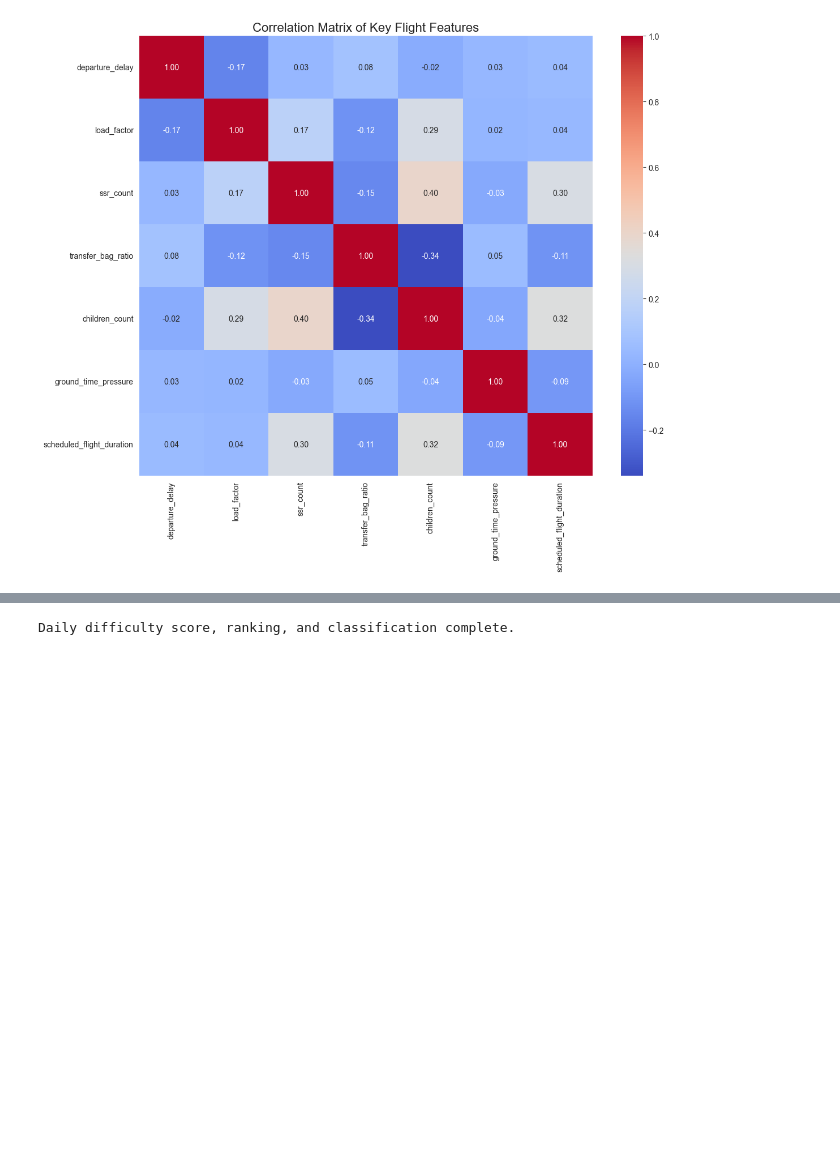
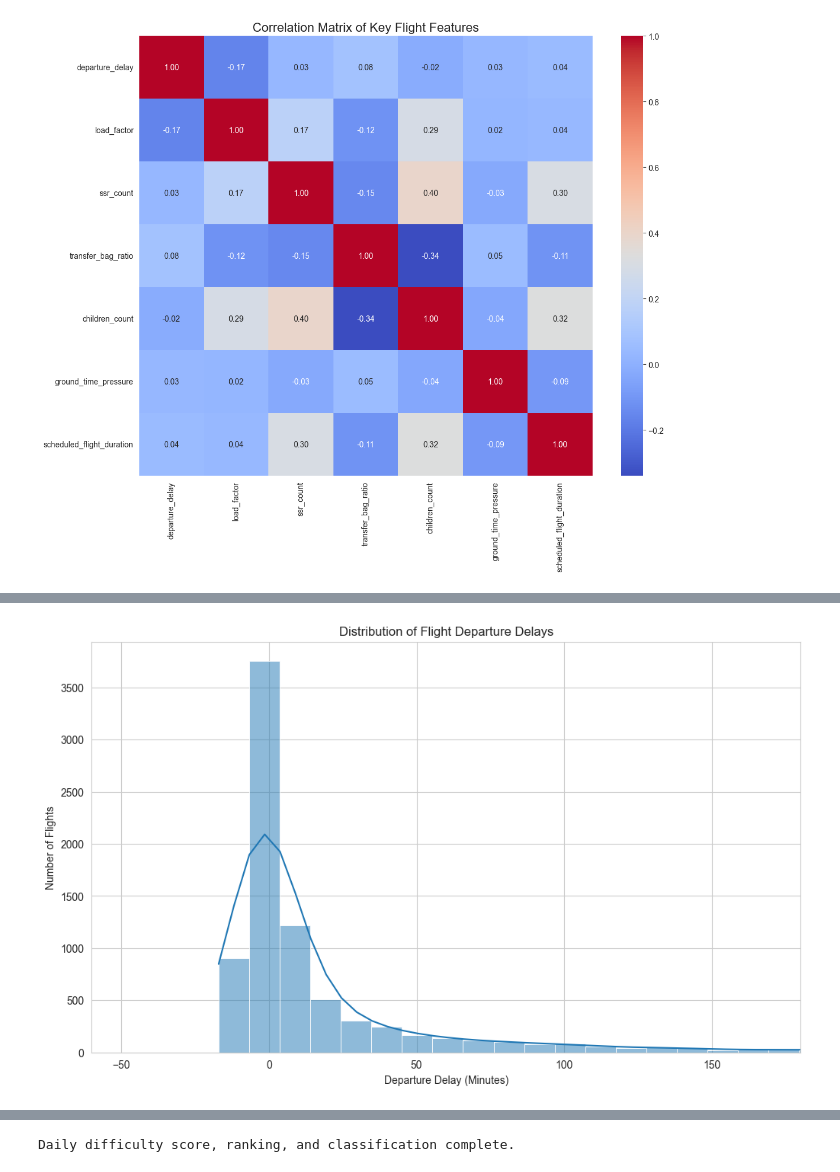
Before and after one commit to Knight-Fenris/uaidk, a Jupyter notebook: final.ipynb, the cells around one changed output, grey strips where cells are left out. Saved outputs shown, nothing was run; the diff lists cells and outputs as text; code cells hidden in the pictures; blank space fills up the shorter version.

```diff
--- a/final.ipynb
+++ b/final.ipynb
@@ -188,0 +240,14 @@ plt.close()
+# %%
+# Histogram: Distribution of Departure Delays
+plt.figure(figsize=(12, 7))
+sns.histplot(df['departure_delay'], bins=100, kde=True)
+plt.title('Distribution of Flight Departure Delays')
+plt.xlabel('Departure Delay (Minutes)')
+plt.ylabel('Number of Flights')
+plt.xlim(-60, 180) # Focus on the main distribution area
+plt.grid(True)
+plt.show()
+# plt.savefig('departure_delay_distribution.png')
+plt.close()
+# %% [output]
+[figure, added]
```
Also changed, not shown: parts of 7 cells of this notebook, 4 other files.
